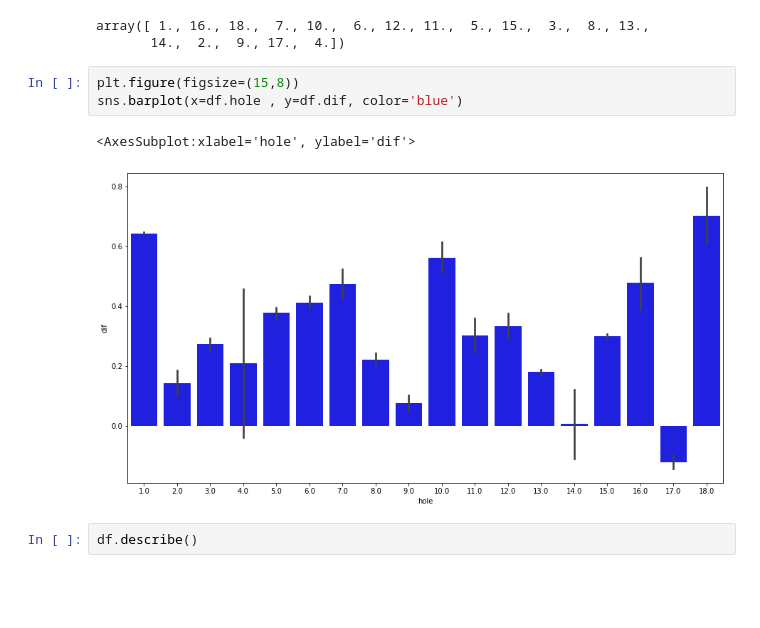
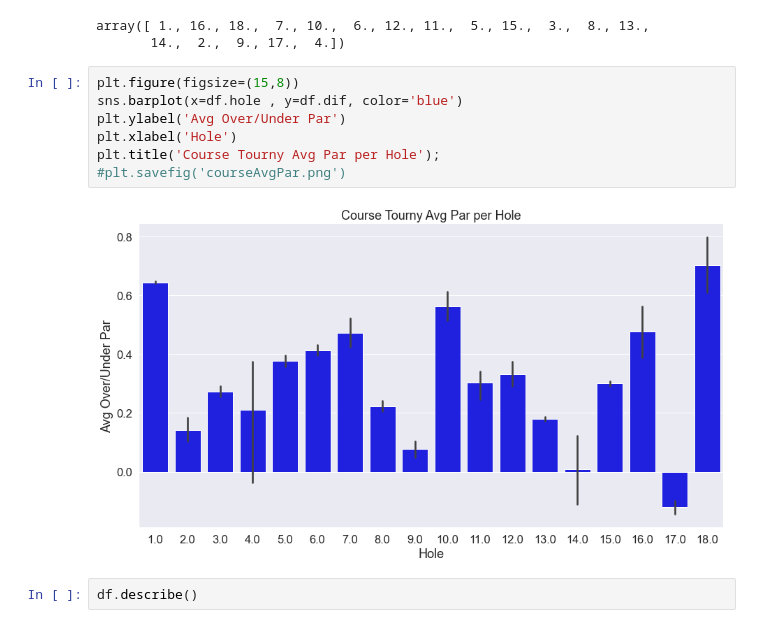
Before and after one commit to richesinrr0/bscGolf, a Jupyter notebook: scrape2019.ipynb, the cells around one changed output. Drawn from its saved outputs; the diff is of its cells as text; blank space fills up the shorter version.

```diff
--- a/scrape2019.ipynb
+++ b/scrape2019.ipynb
@@ -167,9 +167,12 @@ array([ 1., 16., 18.,  7., 10.,  6., 12., 11.,  5., 15.,  3.,  8., 13.,
 # %%
 plt.figure(figsize=(15,8))
 sns.barplot(x=df.hole , y=df.dif, color='blue')
+plt.ylabel('Avg Over/Under Par')
+plt.xlabel('Hole')
+plt.title('Course Tourny Avg Par per Hole');
+#plt.savefig('courseAvgPar.png')
 # %% [output]
-<AxesSubplot:xlabel='hole', ylabel='dif'>
-[figure, old version]
+[figure, new version]
 # %%
 df.describe()
 # %% [output]
```
Also changed, not shown: parts of 9 cells of this notebook, 7 other files.
